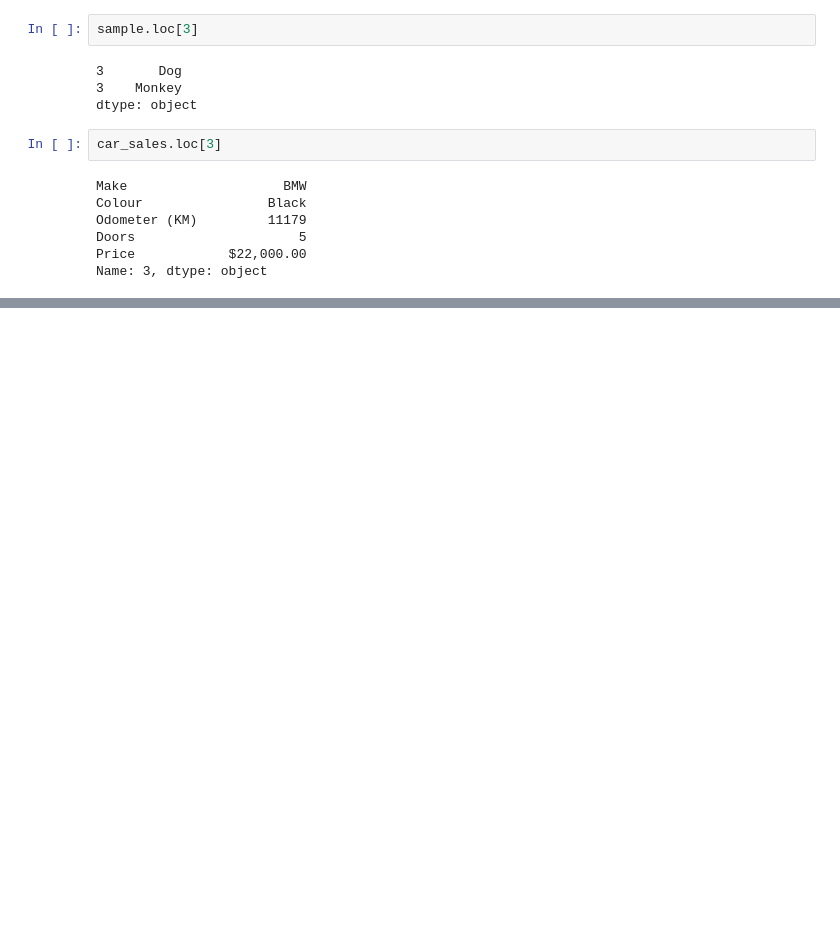
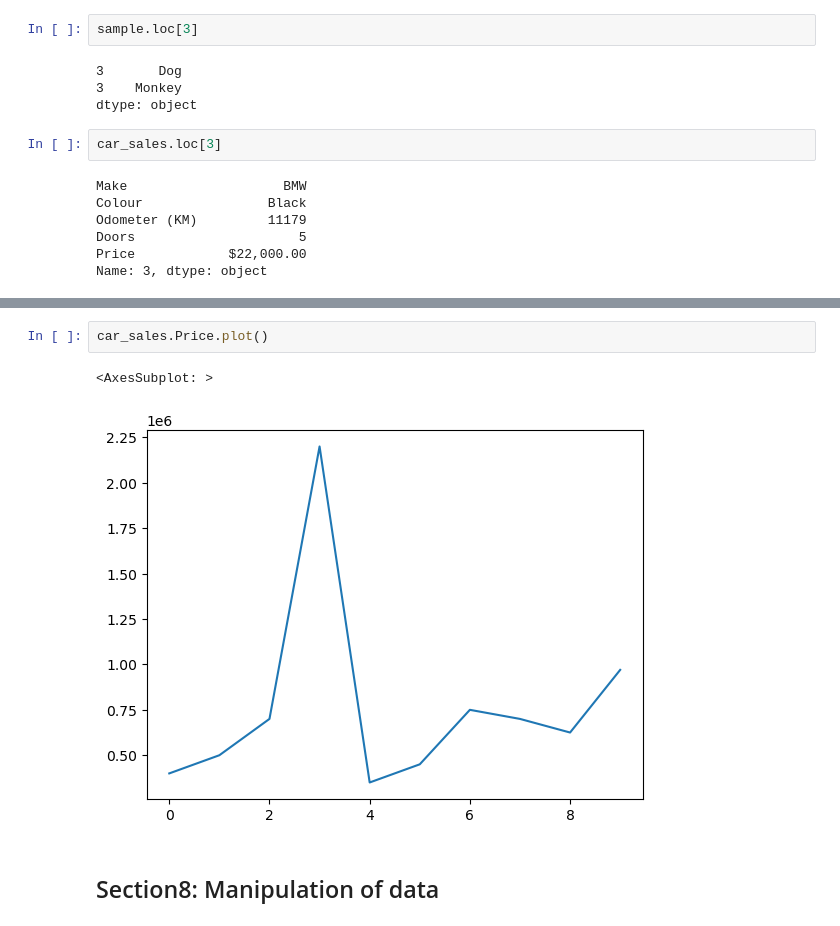
Before and after one commit to blackcode-creator/Learning-DataScience, a Jupyter notebook: heartdisease/introduction-to-pandas.ipynb, the cells around one changed output, grey strips where cells are left out. Cells and saved outputs as stored; diff of their text form; blank space fills up the shorter version.

```diff
--- a/heartdisease/introduction-to-pandas.ipynb
+++ b/heartdisease/introduction-to-pandas.ipynb
@@ -396,0 +505,7 @@ Name: Colour, dtype: object
+# %%
+car_sales.Price.plot()
+# %% [output]
+<AxesSubplot: >
+[figure, added]
+# %% [markdown]
+## Section8: Manipulation of data
```
Also changed, not shown: parts of 50 cells of this notebook, 1 other file.
